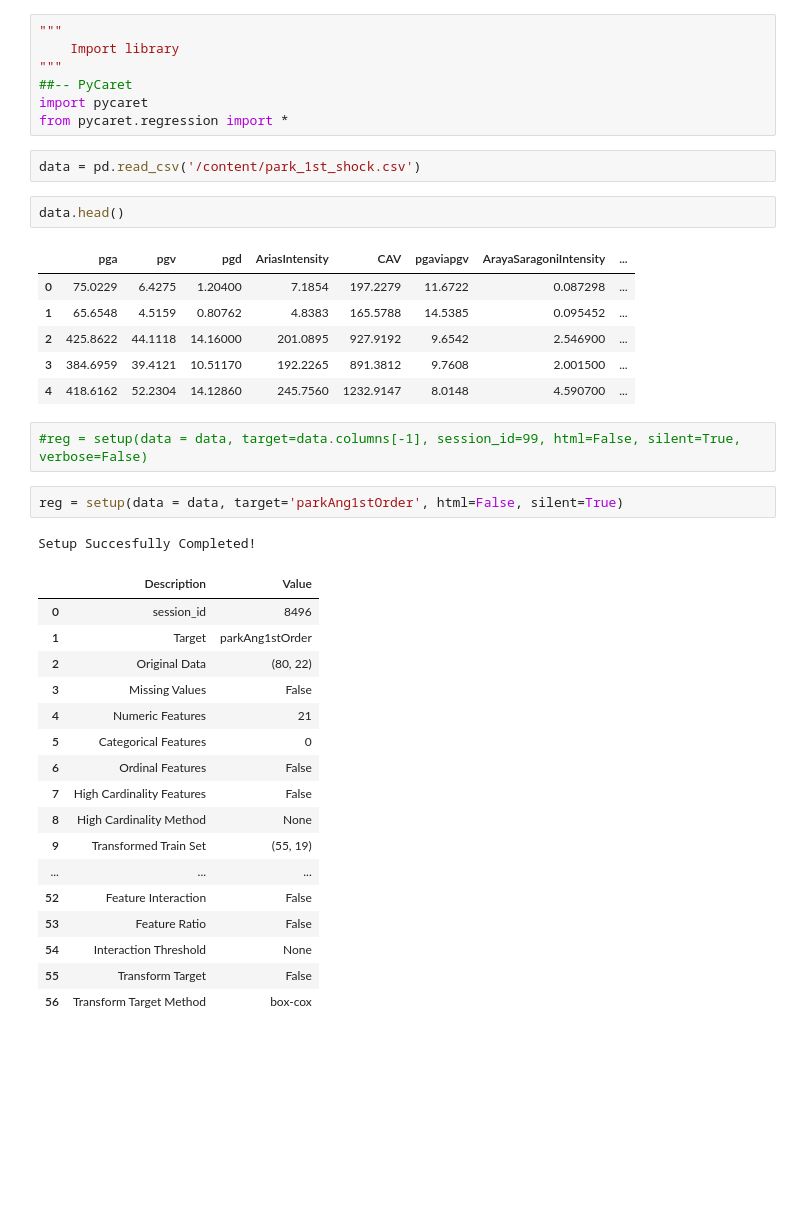
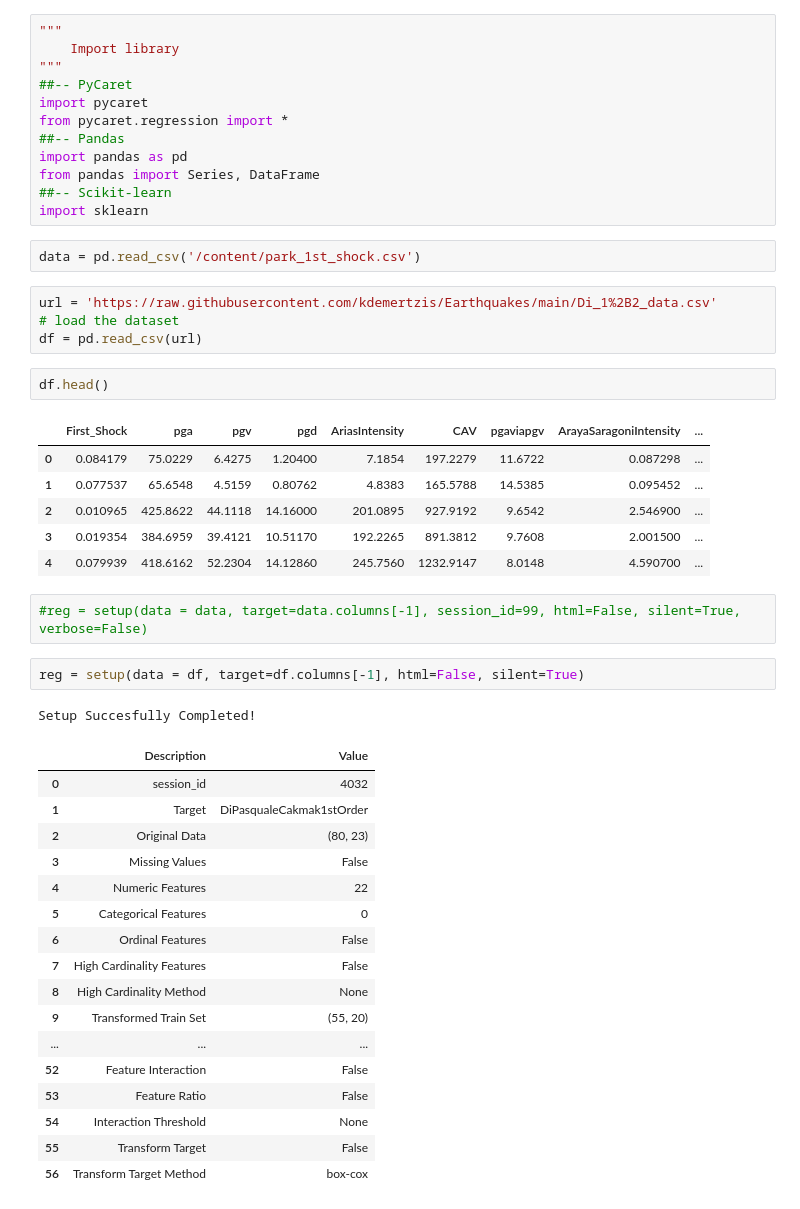
Before and after one commit to kdemertzis/Earthquakes, a Jupyter notebook: regression.ipynb, the cells around one changed output. Cells and saved outputs as stored; diff of their text form; blank space fills up the shorter version.

```diff
--- a/regression.ipynb
+++ b/regression.ipynb
@@ -10,34 +28,43 @@
 ##-- PyCaret
 import pycaret
 from pycaret.regression import *
+##-- Pandas
+import pandas as pd
+from pandas import Series, DataFrame
+##-- Scikit-learn
+import sklearn
 # %%
 data = pd.read_csv('/content/park_1st_shock.csv')
+# %%
+url = 'https://raw.githubusercontent.com/kdemertzis/Earthquakes/main/Di_1%2B2_data.csv'
+# load the dataset
+df = pd.read_csv(url)
 # %%
-data.head()
+df.head()
 # %% [output]
-|  | pga | pgv | pgd | AriasIntensity | CAV | pgaviapgv | ArayaSaragoniIntensity | ... |
-| 0 | 75.0229 | 6.4275 | 1.20400 | 7.1854 | 197.2279 | 11.6722 | 0.087298 | ... |
-| 1 | 65.6548 | 4.5159 | 0.80762 | 4.8383 | 165.5788 | 14.5385 | 0.095452 | ... |
-| 2 | 425.8622 | 44.1118 | 14.16000 | 201.0895 | 927.9192 | 9.6542 | 2.546900 | ... |
-| 3 | 384.6959 | 39.4121 | 10.51170 | 192.2265 | 891.3812 | 9.7608 | 2.001500 | ... |
-| 4 | 418.6162 | 52.2304 | 14.12860 | 245.7560 | 1232.9147 | 8.0148 | 4.590700 | ... |
+|  | First_Shock | pga | pgv | pgd | AriasIntensity | CAV | pgaviapgv | ArayaSaragoniIntensity | ... |
+| 0 | 0.084179 | 75.0229 | 6.4275 | 1.20400 | 7.1854 | 197.2279 | 11.6722 | 0.087298 | ... |
+| 1 | 0.077537 | 65.6548 | 4.5159 | 0.80762 | 4.8383 | 165.5788 | 14.5385 | 0.095452 | ... |
+| 2 | 0.010965 | 425.8622 | 44.1118 | 14.16000 | 201.0895 | 927.9192 | 9.6542 | 2.546900 | ... |
+| 3 | 0.019354 | 384.6959 | 39.4121 | 10.51170 | 192.2265 | 891.3812 | 9.7608 | 2.001500 | ... |
+| 4 | 0.079939 | 418.6162 | 52.2304 | 14.12860 | 245.7560 | 1232.9147 | 8.0148 | 4.590700 | ... |
 # %%
 #reg = setup(data = data, target=data.columns[-1], session_id=99, html=False, silent=True, verbose=False)
 # %%
-reg = setup(data = data, target='parkAng1stOrder', html=False, silent=True)
+reg = setup(data = df, target=df.columns[-1], html=False, silent=True)
 # %% [output]
 Setup Succesfully Completed!
 |  | Description | Value |
-| 0 | session_id | 8496 |
-| 1 | Target | parkAng1stOrder |
-| 2 | Original Data | (80, 22) |
+| 0 | session_id | 4032 |
+| 1 | Target | DiPasqualeCakmak1stOrder |
+| 2 | Original Data | (80, 23) |
 | 3 | Missing Values | False |
-| 4 | Numeric Features | 21 |
+| 4 | Numeric Features | 22 |
 | 5 | Categorical Features | 0 |
 | 6 | Ordinal Features | False |
 | 7 | High Cardinality Features | False |
 | 8 | High Cardinality Method | None |
-| 9 | Transformed Train Set | (55, 19) |
+| 9 | Transformed Train Set | (55, 20) |
 | ... | ... | ... |
 | 52 | Feature Interaction | False |
 | 53 | Feature Ratio | False |
```
Also changed, not shown: parts of 6 cells of this notebook.
